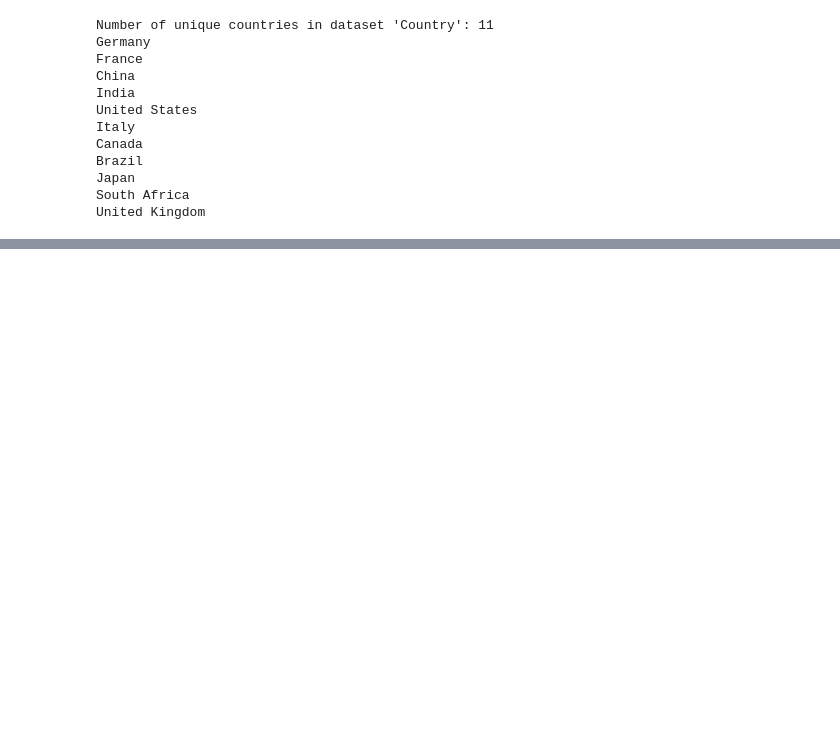
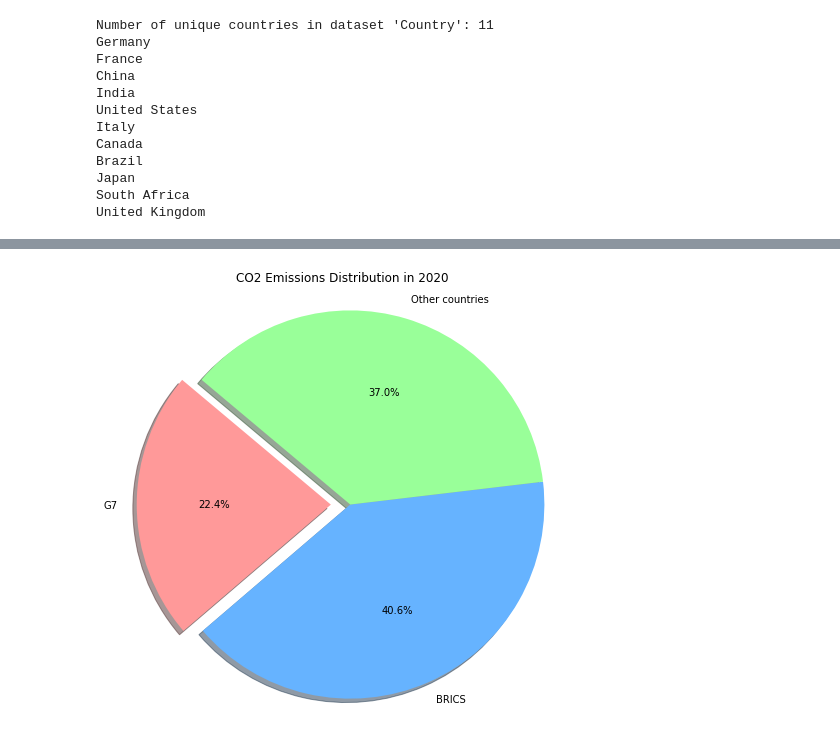
Before and after one commit to CarinaQi/CO2-Emissions-CRISP-DM, a Jupyter notebook: Research-Paper.ipynb, the cells around one changed output, grey strips where cells are left out. Drawn from its saved outputs; the diff is of its cells as text; code cells hidden in the pictures; blank space fills up the shorter version.

```diff
--- a/Research-Paper.ipynb
+++ b/Research-Paper.ipynb
@@ -1021,0 +832,38 @@ plt.show()
+# %%
+from pyspark.sql.functions import sum as spark_sum, col, lit
+import matplotlib.pyplot as plt
+import pandas as pd
+
+# Step 1: Sum the CO2 emissions of BRICS and G7 countries for the year 2020
+brics_g7_sum_2020_df = final_df.filter((col("Year") == 2020) & ((col("Group") == "BRICS") | (col("Group") == "G7"))) \
+    .groupBy("Group") \
+    .agg(spark_sum("Value_co2_emissions_kt_by_country").alias("CO2_emissions_sum"))
+
+# Step 2: Sum the CO2 emissions of the world group for the year 2020
+world_sum_2020_df = final_df.filter((col("Year") == 2020) & (col("Group") == "World")) \
+    .agg(spark_sum("Value_co2_emissions_kt_by_country").alias("World_CO2_emissions_sum"))
+
+# Step 3: Convert to Pandas DataFrames for calculations
+brics_g7_sum_2020_pd = brics_g7_sum_2020_df.toPandas()
+world_sum_2020_pd = world_sum_2020_df.toPandas()
+
+# Step 4: Calculate the percentages
+world_total_2020 = world_sum_2020_pd.at[0, "World_CO2_emissions_sum"]
+brics_total_2020 = brics_g7_sum_2020_pd[brics_g7_sum_2020_pd["Group"] == "BRICS"]["CO2_emissions_sum"].sum()
+g7_total_2020 = brics_g7_sum_2020_pd[brics_g7_sum_2020_pd["Group"] == "G7"]["CO2_emissions_sum"].sum()
+other_total_2020 = world_total_2020 - (brics_total_2020 + g7_total_2020)
+
+# Step 5: Create a pie chart
+labels = ["G7", "BRICS", "Other countries"]
+sizes = [g7_total_2020, brics_total_2020, other_total_2020]
+colors = ["#ff9999","#66b3ff","#99ff99"]
+explode = (0.1, 0, 0)  # explode 1st slice
+
+plt.figure(figsize=(8, 8))
+plt.pie(sizes, explode=explode, labels=labels, colors=colors, autopct='%1.1f%%',
+        shadow=True, startangle=140)
+plt.title("CO2 Emissions Distribution in 2020")
+plt.axis('equal')  # Equal aspect ratio ensures that pie is drawn as a circle.
+plt.show()
+# %% [output]
+[figure, added]
```
Also changed, not shown: parts of 51 cells of this notebook.
